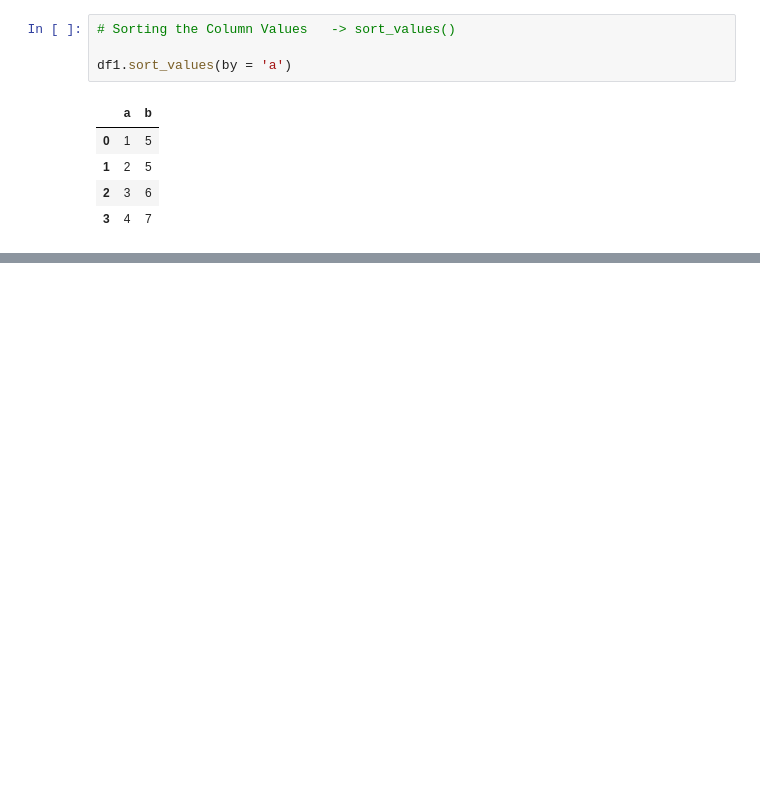
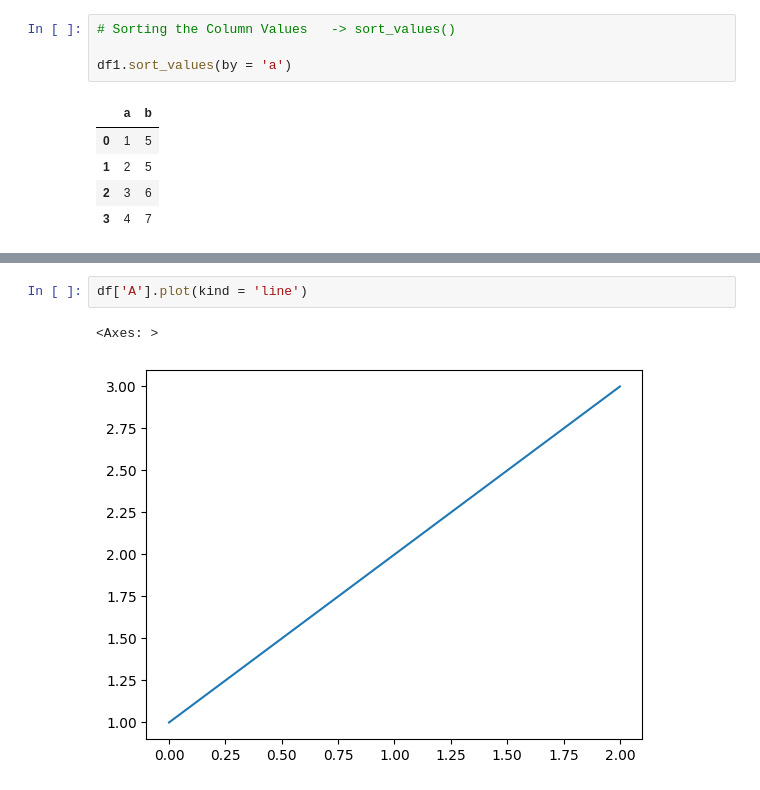
Before and after one commit to shhiivvaam/GenAI, a Jupyter notebook: Pandas/pandas.ipynb, the cells around one changed output, grey strips where cells are left out. Drawn from its saved outputs; the diff is of its cells as text; blank space fills up the shorter version.

```diff
--- a/Pandas/pandas.ipynb
+++ b/Pandas/pandas.ipynb
@@ -1608,0 +1965,5 @@ df1
+# %%
+df['A'].plot(kind = 'line')
+# %% [output]
+<Axes: >
+[figure, added]
```
Also changed, not shown: parts of 61 cells of this notebook.
